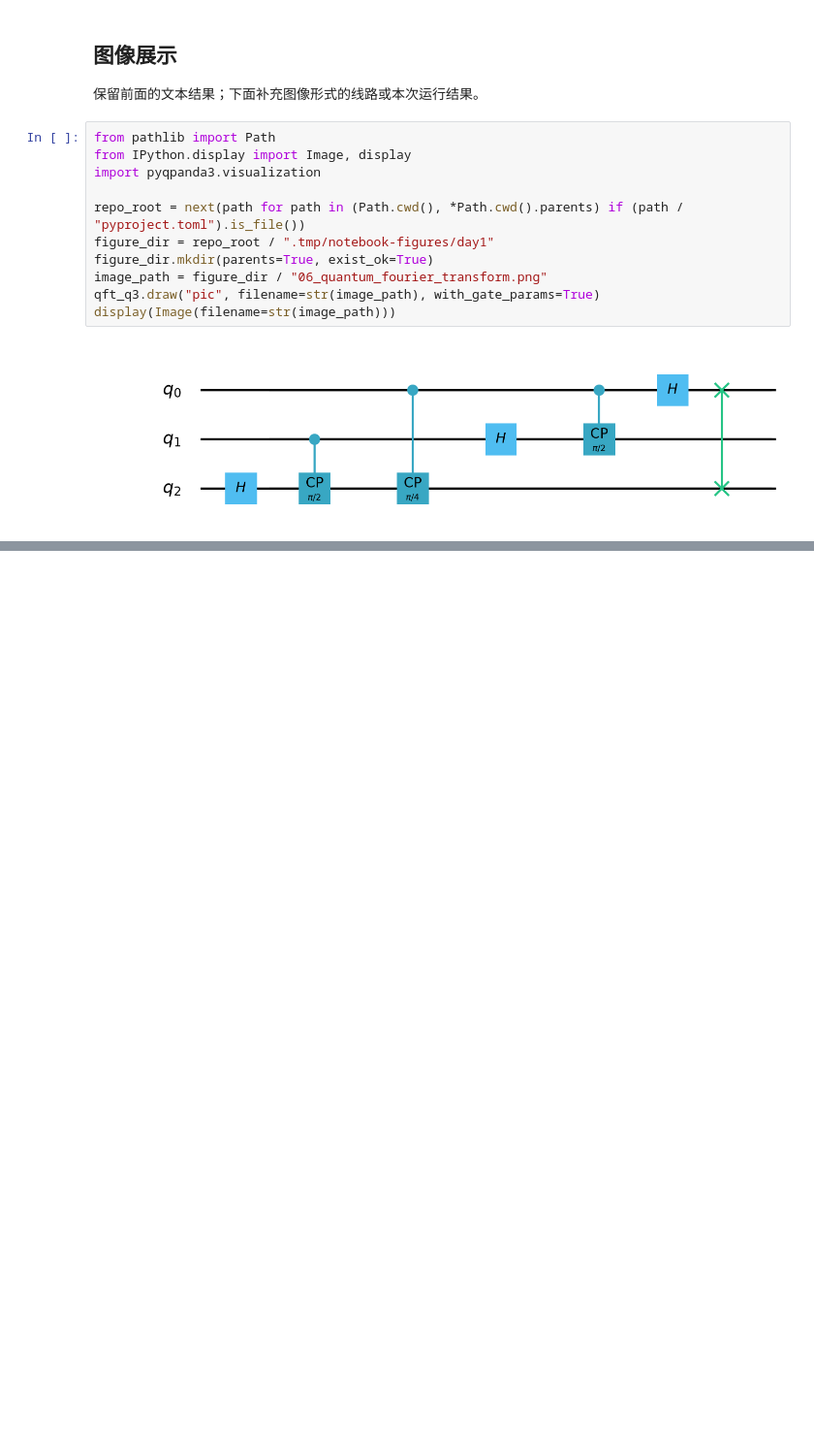
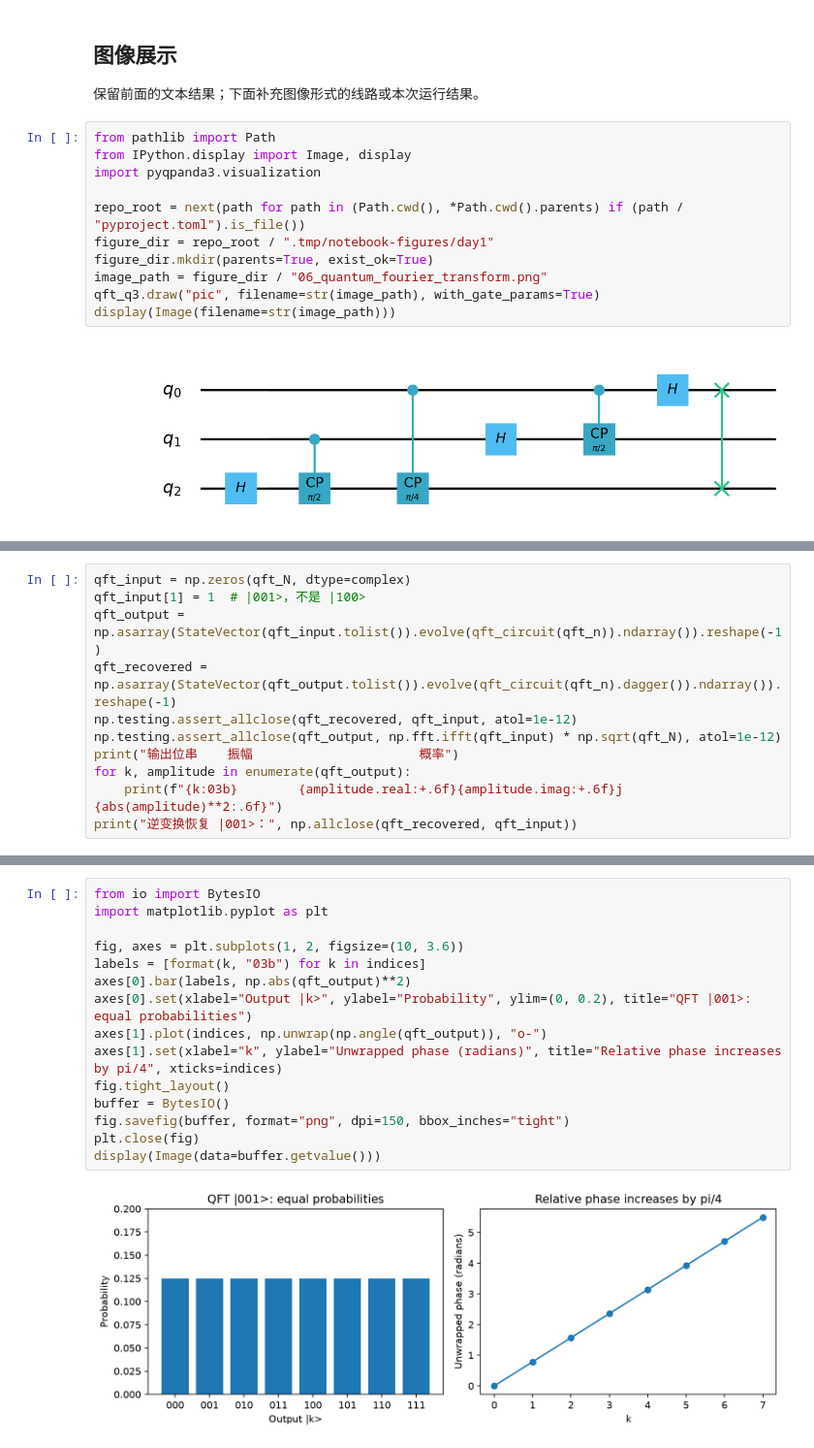
Before and after one commit to OriginQ/quantum_computing_camp, a Jupyter notebook: notebooks/day1/06_quantum_fourier_transform.ipynb, the cells around one changed output, grey strips where cells are left out. Shown at 97% size. Cells and saved outputs as stored; diff of their text form; blank space fills up the shorter version.

```diff
--- a/notebooks/day1/06_quantum_fourier_transform.ipynb
+++ b/notebooks/day1/06_quantum_fourier_transform.ipynb
@@ -61,0 +191,11 @@ display(Image(filename=str(image_path)))
+# %%
+qft_input = np.zeros(qft_N, dtype=complex)
+qft_input[1] = 1  # |001>，不是 |100>
+qft_output = np.asarray(StateVector(qft_input.tolist()).evolve(qft_circuit(qft_n)).ndarray()).reshape(-1)
+qft_recovered = np.asarray(StateVector(qft_output.tolist()).evolve(qft_circuit(qft_n).dagger()).ndarray()).reshape(-1)
+np.testing.assert_allclose(qft_recovered, qft_input, atol=1e-12)
+np.testing.assert_allclose(qft_output, np.fft.ifft(qft_input) * np.sqrt(qft_N), atol=1e-12)
+print("输出位串    振幅                      概率")
+for k, amplitude in enumerate(qft_output):
+    print(f"{k:03b}        {amplitude.real:+.6f}{amplitude.imag:+.6f}j     {abs(amplitude)**2:.6f}")
+print("逆变换恢复 |001>：", np.allclose(qft_recovered, qft_input))
@@ -61,0 +213,17 @@ display(Image(filename=str(image_path)))
+# %%
+from io import BytesIO
+import matplotlib.pyplot as plt
+
+fig, axes = plt.subplots(1, 2, figsize=(10, 3.6))
+labels = [format(k, "03b") for k in indices]
+axes[0].bar(labels, np.abs(qft_output)**2)
+axes[0].set(xlabel="Output |k>", ylabel="Probability", ylim=(0, 0.2), title="QFT |001>: equal probabilities")
+axes[1].plot(indices, np.unwrap(np.angle(qft_output)), "o-")
+axes[1].set(xlabel="k", ylabel="Unwrapped phase (radians)", title="Relative phase increases by pi/4", xticks=indices)
+fig.tight_layout()
+buffer = BytesIO()
+fig.savefig(buffer, format="png", dpi=150, bbox_inches="tight")
+plt.close(fig)
+display(Image(data=buffer.getvalue()))
+# %% [output]
+[figure, added]
```
Also changed, not shown: parts of 9 cells of this notebook, 3 other files.
